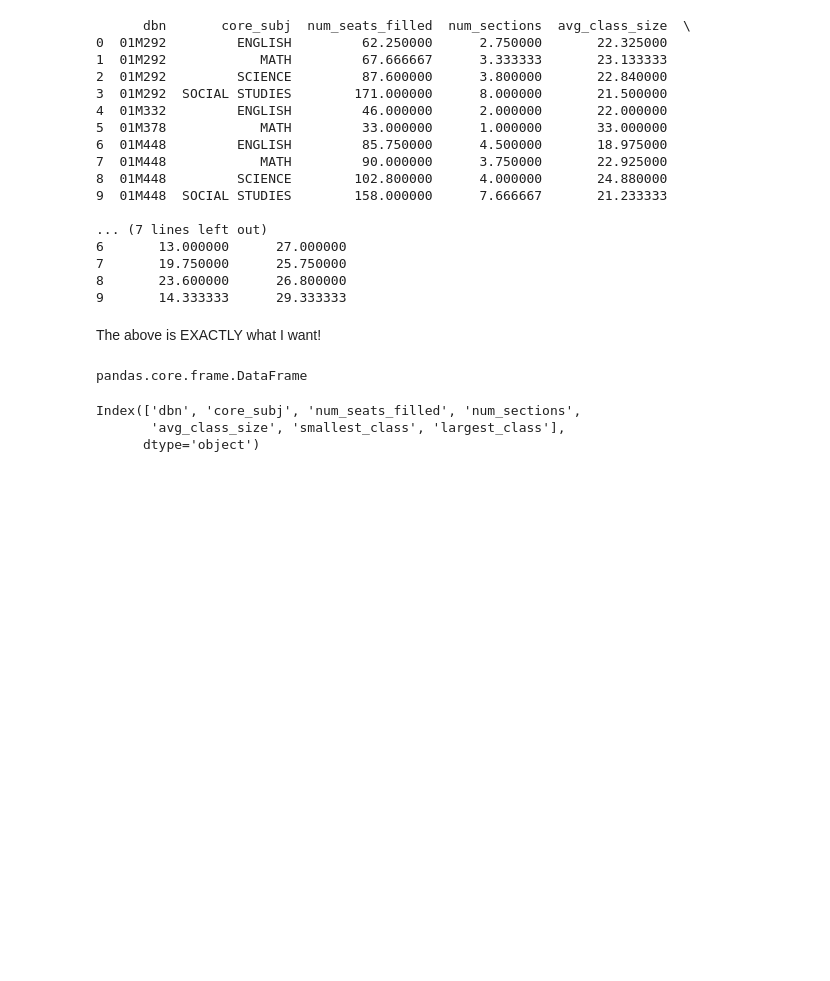
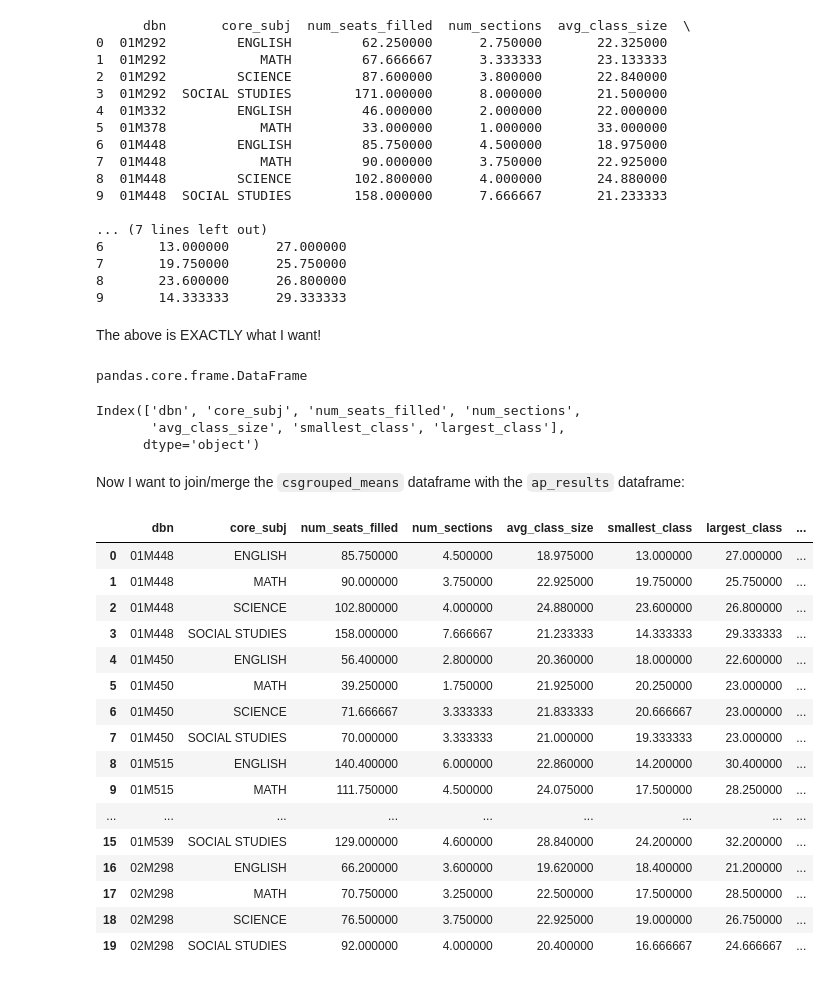
Before and after one commit to scottmaccarone2/NY-Schools, a Jupyter notebook: SAT_Results.ipynb, the cells around one changed output. Cells and saved outputs as stored; diff of their text form; code cells hidden in the pictures; blank space fills up the shorter version.

```diff
--- a/SAT_Results.ipynb
+++ b/SAT_Results.ipynb
@@ -492,3 +496,26 @@ csgrouped_means.columns
 Index(['dbn', 'core_subj', 'num_seats_filled', 'num_sections',
        'avg_class_size', 'smallest_class', 'largest_class'],
       dtype='object')
+# %% [markdown]
+Now I want to join/merge the `csgrouped_means` dataframe with the `ap_results` dataframe:
+# %%
+result = pd.merge(csgrouped_means, ap_results, on='dbn', how='inner')
+result.head(20)
+# %% [output]
+|  | dbn | core_subj | num_seats_filled | num_sections | avg_class_size | smallest_class | largest_class | ... |
+| 0 | 01M448 | ENGLISH | 85.750000 | 4.500000 | 18.975000 | 13.000000 | 27.000000 | ... |
+| 1 | 01M448 | MATH | 90.000000 | 3.750000 | 22.925000 | 19.750000 | 25.750000 | ... |
+| 2 | 01M448 | SCIENCE | 102.800000 | 4.000000 | 24.880000 | 23.600000 | 26.800000 | ... |
+| 3 | 01M448 | SOCIAL STUDIES | 158.000000 | 7.666667 | 21.233333 | 14.333333 | 29.333333 | ... |
+| 4 | 01M450 | ENGLISH | 56.400000 | 2.800000 | 20.360000 | 18.000000 | 22.600000 | ... |
+| 5 | 01M450 | MATH | 39.250000 | 1.750000 | 21.925000 | 20.250000 | 23.000000 | ... |
+| 6 | 01M450 | SCIENCE | 71.666667 | 3.333333 | 21.833333 | 20.666667 | 23.000000 | ... |
+| 7 | 01M450 | SOCIAL STUDIES | 70.000000 | 3.333333 | 21.000000 | 19.333333 | 23.000000 | ... |
+| 8 | 01M515 | ENGLISH | 140.400000 | 6.000000 | 22.860000 | 14.200000 | 30.400000 | ... |
+| 9 | 01M515 | MATH | 111.750000 | 4.500000 | 24.075000 | 17.500000 | 28.250000 | ... |
+| ... | ... | ... | ... | ... | ... | ... | ... | ... |
+| 15 | 01M539 | SOCIAL STUDIES | 129.000000 | 4.600000 | 28.840000 | 24.200000 | 32.200000 | ... |
+| 16 | 02M298 | ENGLISH | 66.200000 | 3.600000 | 19.620000 | 18.400000 | 21.200000 | ... |
+| 17 | 02M298 | MATH | 70.750000 | 3.250000 | 22.500000 | 17.500000 | 28.500000 | ... |
+| 18 | 02M298 | SCIENCE | 76.500000 | 3.750000 | 22.925000 | 19.000000 | 26.750000 | ... |
+| 19 | 02M298 | SOCIAL STUDIES | 92.000000 | 4.000000 | 20.400000 | 16.666667 | 24.666667 | ... |
```
Also changed, not shown: parts of 26 cells of this notebook.
